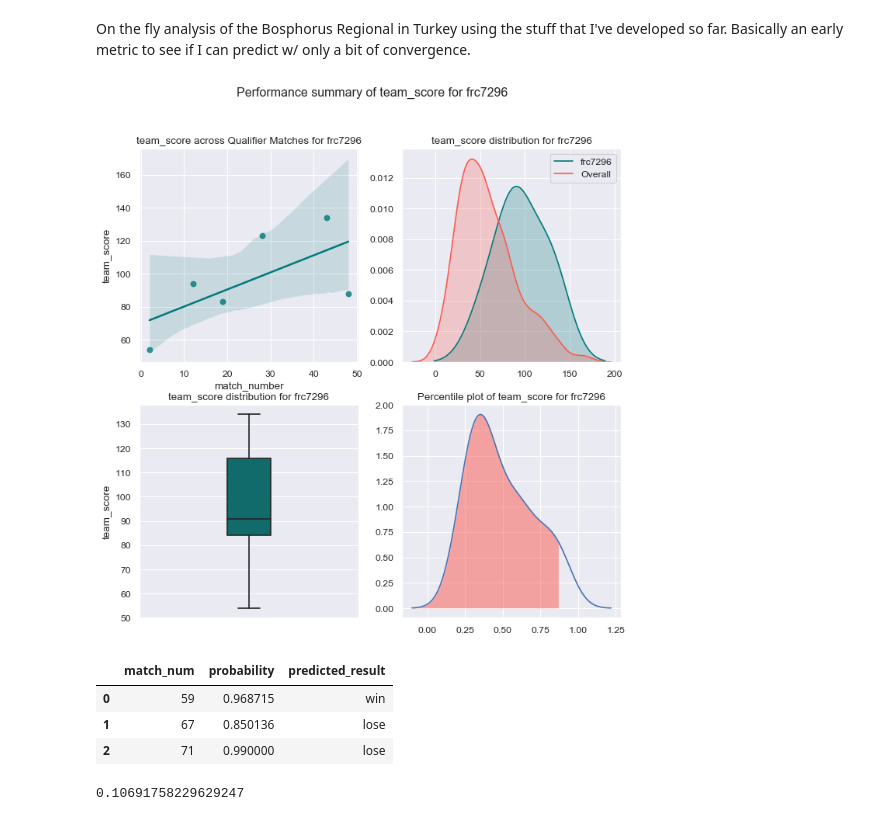
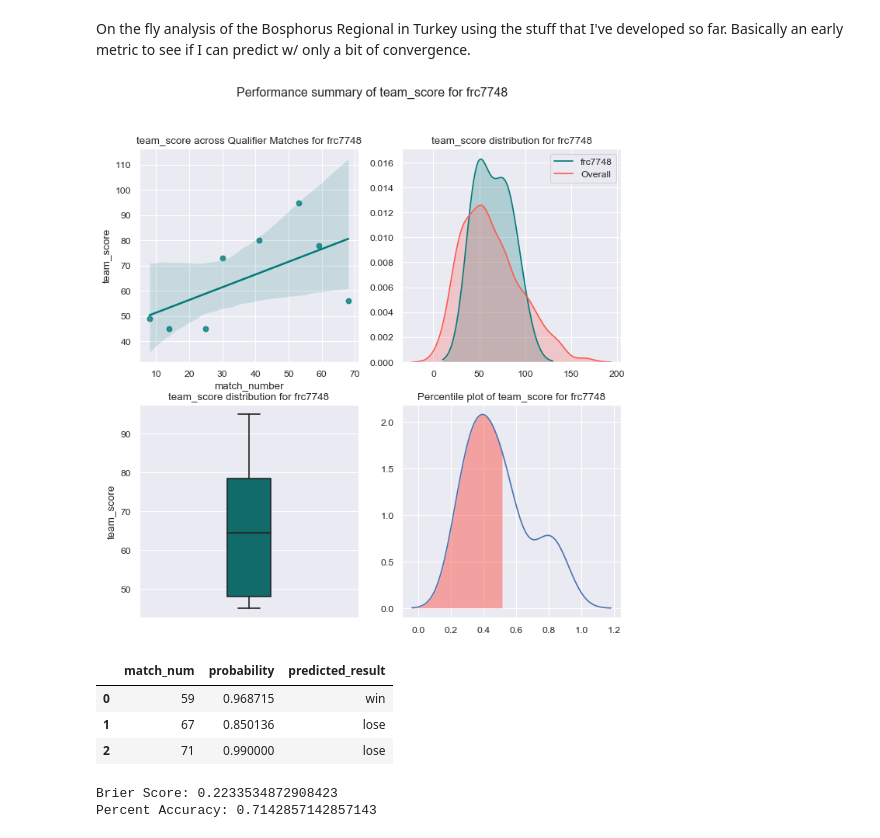
Before and after one commit to morzack/Sakurajima-Scouting, a Jupyter notebook: 2020tuis2.ipynb, the cells around one changed output. Cells and saved outputs as stored; diff of their text form; code cells hidden in the pictures.

Commit message:
calculated one-shot prediction metrics for tuis2

```diff
--- a/2020tuis2.ipynb
+++ b/2020tuis2.ipynb
@@ -23,10 +23,10 @@ score_prediction_model.oprs = team_component_opr_normalized
 score_prediction_model.team_data = team_data
 # %%
 # let's predict all event matches and get a breakdown for the top seeded team
-top_key = 'frc7296'
+top_key = 'frc7748'
 vis.gen_team_summary(top_key, qualification_matches, team_scores, team_data)
 # %% [output]
-[figure, old version]
+[figure, new version]
 # %%
 # prediction of upcoming match results
 vis.predict_matches(score_prediction_model, top_key, unplayed_qual_matches, team_scores)
@@ -41,17 +41,26 @@ predictions = score_prediction_model.predict_scores_event(unplayed_qual_matches)
 predictions.to_csv('data/saved_predictions/2020tuis2-predictions.csv')
 # %%
 # and now we can compare our predictions to the results to calculate the brier score
-# predictions = pd.read_csv('data/saved_predictions/2020tuis2-predictions-backup.csv')
-predictions = score_prediction_model.predict_scores_event(qualification_matches)
+predictions = pd.read_csv('data/saved_predictions/2020tuis2-predictions-backup.csv')
+# predictions = score_prediction_model.predict_scores_event(qualification_matches)
 residuals = []
+correct_predictions = total_predictions = 0
 for _, match in predictions.iterrows():
-    actual_match = qualification_matches.loc[qualification_matches['match_number'] == match['match_number']].iloc[0]
-    actual_victor = 'red' if actual_match['red_points_scored'] > actual_match['blue_points_scored'] else 'blue'
-    if actual_victor == match['predicted_victor']:
-        residuals.append(1-match['probability'])
-    else:
-        residuals.append(match['probability'])
+    match_candidates = qualification_matches.loc[qualification_matches['match_number'] == match['match_number']]
+    if match_candidates.shape[0] > 0:
+        actual_match = match_candidates.iloc[0]
+        actual_victor = 'red' if actual_match['red_points_scored'] > actual_match['blue_points_scored'] else 'blue'
+        if actual_victor == match['predicted_victor']:
+            residuals.append(1-match['probability'])
+            correct_predictions += 1
+        else:
+            residuals.append(match['probability'])
+        total_predictions += 1
 brier = np.mean(np.array(residuals)**2)
-brier
+percent_correct = correct_predictions / total_predictions
+print(f'Brier Score: {brier}')
+print(f'Percent Accuracy: {percent_correct}')
+# note that these are all based off one-shot predictions made halfway through the tournament
 # %% [output]
-0.10691758229629247
+Brier Score: 0.2233534872908423
+Percent Accuracy: 0.7142857142857143
```
Also changed, not shown: 1 other file.
